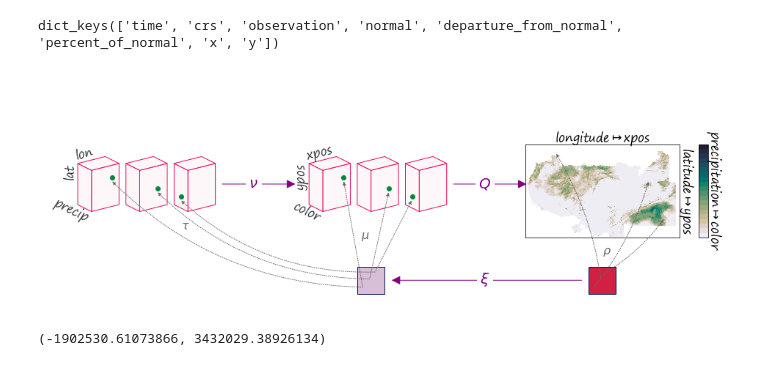
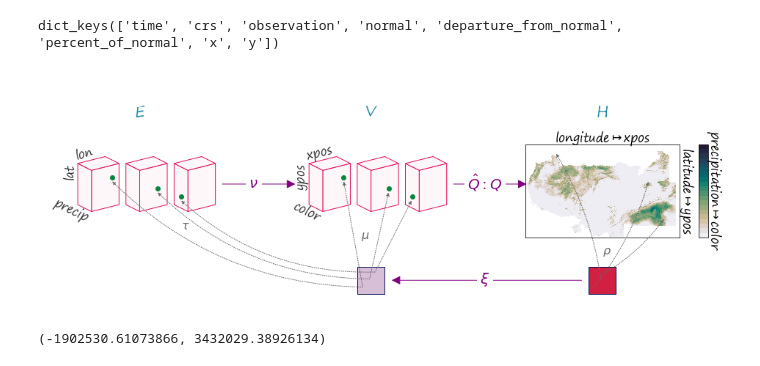
Before and after one commit to story645/proposal, a Jupyter notebook: figures/q_figs.ipynb, the cells around one changed output. Saved outputs shown, nothing was run; the diff lists cells and outputs as text; code cells hidden in the pictures.

```diff
--- a/figures/q_figs.ipynb
+++ b/figures/q_figs.ipynb
@@ -226,7 +226,7 @@ a5 = mpatches.ConnectionPatch(xyA=(0.92,.7), coordsA=axd['V'].transData,
                       xyB=(.35, .7), coordsB=axd['H'].transData,  arrowstyle="-|>",
                                   mutation_scale=25, zorder=10, color=ac)
 fig.add_artist(a5)
-fig.text(1.2, .7, r'$Q$', transform=axd['V'].transData, **atext_kw)
+fig.text(1.2, .7, r'$\hat{Q}:Q$', transform=axd['V'].transData, **atext_kw)
 
 
 x0, y0 = verts[0]-[xpos[-1]-xpos[0],-.02]
@@ -246,7 +246,8 @@ axsub.tick_params(length=0)
 axd['E'].annotate(r'$\tau$',(0.55, 0.42), color=oc, fontsize=ssize)
 axd['V'].annotate(r'$\mu$', (.45, .4), color=oc, fontsize=ssize)
 axd['H'].annotate(r'$\rho$', (.23, .37), color=oc, fontsize=ssize)
-
+for n in ['E', 'V', 'H']:
+    axd[n].set_title(n, y=.95, color=ecolor, fontsize=20)
 
 fig.savefig(slide_path/"scatter.png", bbox_inches='tight', facecolor='white' )
 fig.savefig(proposal_path/"scatter.png", bbox_inches='tight', facecolor='white' )
@@ -345,7 +346,7 @@ a5 = mpatches.ConnectionPatch(xyA=(0.92,.7), coordsA=axd['V'].transData,
                       xyB=(.35, .7), coordsB=axd['H'].transData,  arrowstyle="-|>",
                                   mutation_scale=25, zorder=10, color=ac)
 fig.add_artist(a5)
-fig.text(1.2, a5.xy1[1], r'$Q$', transform=axd['V'].transData, **atext_kw)
+fig.text(1.2, a5.xy1[1], r'$\hat{Q}:Q$', transform=axd['V'].transData, **atext_kw)
 
 
 for (n, xtx, ytx) in [('E', 'time', 'prcp'), ('V', 'xpos', 'ypos')]:
@@ -364,6 +365,8 @@ axd['E'].annotate(r'$\tau$',(0.55, 0.42), color=oc, fontsize=ssize)
 axd['V'].annotate(r'$\mu$', (.44, .4), color=oc, fontsize=ssize)
 axd['H'].annotate(r'$\rho$', (.5, .3), color=oc, fontsize=ssize)
 
+for n in ['E', 'V', 'H']:
+    axd[n].set_title(n, y=.95, color=ecolor, fontsize=20)
 
 fig.savefig(slide_path/"line.png", bbox_inches='tight', facecolor='white' )
 fig.savefig(proposal_path/"line.png", bbox_inches='tight', facecolor='white' )
@@ -513,41 +516,44 @@ a5 = mpatches.ConnectionPatch(xyA=(1.1,.7), coordsA=axd['V'].transData,
                       xyB=(-0.05, .7), coordsB=axd['H'].transData,  arrowstyle="-|>",
                                   mutation_scale=25, zorder=10, color=ac)
 fig.add_artist(a5)
-fig.text(1.325, a5.xy1[1], r'$Q$', transform=axd['V'].transData, **atext_kw)
+fig.text(1.325, a5.xy1[1], r'$\hat{Q}:Q$', transform=axd['V'].transData, **atext_kw)
 
 
 xy, yy = verts[1,1]
 xx, yx = verts[1,0]
 zx, zy = verts[2,1]
 ax, ay = verts[0,0]
 xshift = offsets[-1]-offsets[0]
 xa = np.arctan((zy-yx)/(zx-xx))*180/np.pi
 za = np.arctan((ay-yy)/(ax-xy))*180/np.pi
 for (n, xtx, ytx,ztx) in [('E', 'lon', 'lat', 'precip'), ('V', 'xpos', 'ypos', 'color')]:
     #axd[n].text(.04,.89, xtx, rotation=12,)
     #axd[n].text(-.06,.69, ytx, rotation=90)
     #axd[n].text(-.06,.39, ztx, rotation=-35)
     axd[n].text(xx-xshift, yx, xtx, ha='left', va='bottom', rotation=xa,
                 rotation_mode='anchor', transform_rotates_text=True, fontsize=lsize)
     axd[n].text(xy-xshift, yx, ytx, rotation=90, ha='right', va='bottom',
                rotation_mode='anchor', transform_rotates_text=True, fontsize=lsize)
     axd[n].text(ax-xshift, ay, ztx, ha='right', va='top', rotation=za,
                rotation_mode='anchor', transform_rotates_text=True, fontsize=lsize)
 
 
 cb.set_label('precipitation'+r'$\mapsto$'+'color', rotation=270, labelpad=20, fontsize=lsize)
 axsub.xaxis.set_label_position('top')
 axsub.yaxis.set_label_position('right')
 axsub.set_xlabel('longitude'+r'$\mapsto$'+'xpos', fontsize=lsize)
 axsub.set_ylabel('latitude'+r'$\mapsto$'+'ypos', rotation=270, labelpad=21, fontsize=lsize)
 axsub.set(xticklabels=[], yticklabels=[])
 axsub.tick_params(length=0)
 for k in axd:
     axd[k].axis('off')
 
+for n in ['E', 'V', 'H']:
+    axd[n].set_title(n, y=.8, color=ecolor, fontsize=20)
+
 fig.savefig(proposal_path/"image.png", bbox_inches='tight' , facecolor='white')
 # %% [output]
-[figure, old version]
+[figure, new version]
 # %%
 axsub.get_xlim()
 # %% [output]
```
Also changed, not shown: parts of 2 cells of this notebook, 17 other files.
